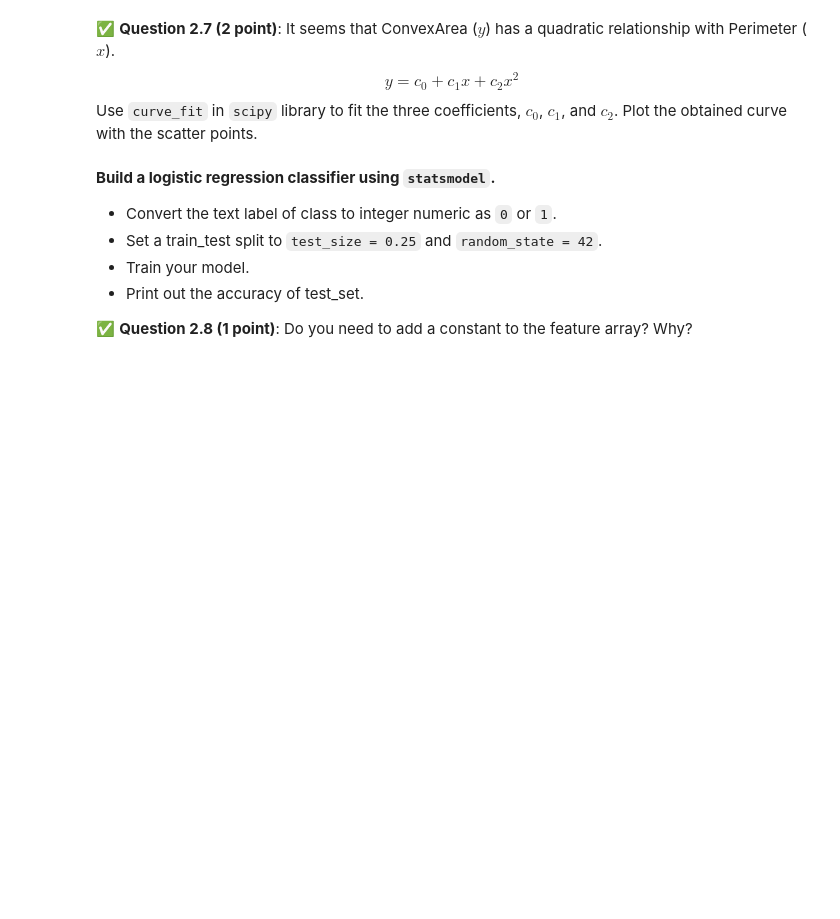
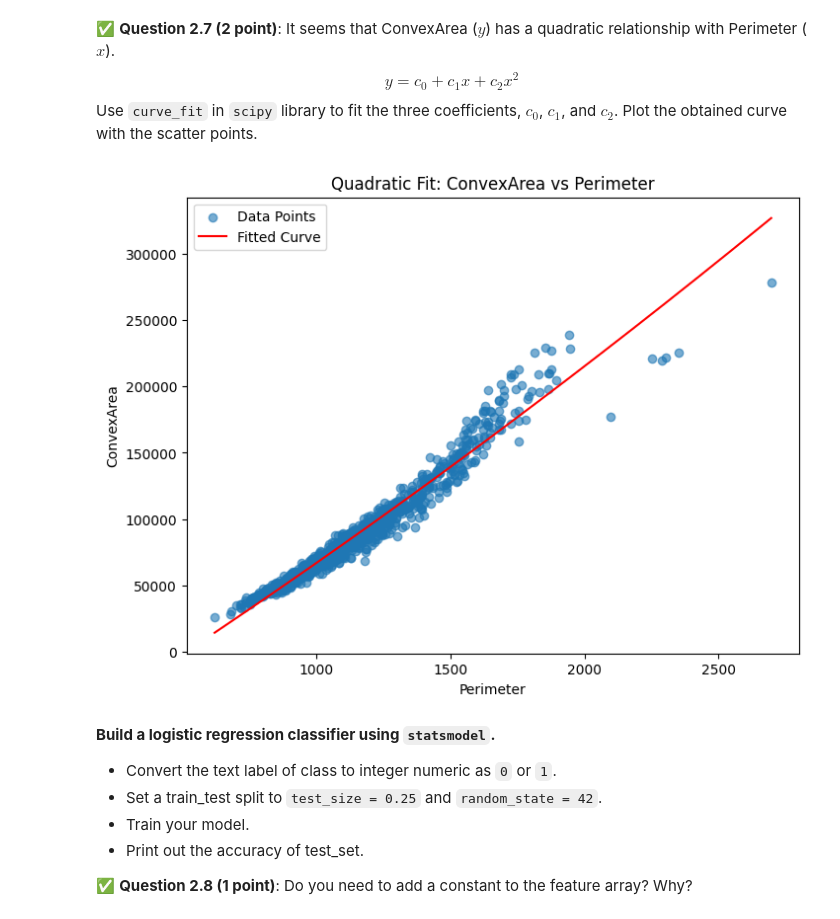
Before and after one commit to KlutzyFella/CMSE202-f25-turnin, a Jupyter notebook: final/CMSE202-Final-Section003-STUDENT.ipynb, the cells around one changed output. Saved outputs shown, nothing was run; the diff lists cells and outputs as text; code cells hidden in the pictures; blank space fills up the shorter version.

```diff
--- a/final/CMSE202-Final-Section003-STUDENT.ipynb
+++ b/final/CMSE202-Final-Section003-STUDENT.ipynb
@@ -87,7 +171,36 @@ It seems that ConvexArea ($y$) has a quadratic relationship with Perimeter ($x$)
 $$y=c_0 + c_1 x + c_2 x^2$$
 Use `curve_fit` in `scipy` library to fit the three coefficients, $c_0$, $c_1$, and $c_2$. Plot the obtained curve with the scatter points.
 # %%
+from scipy.optimize import curve_fit
+
 ### Put your code here
+
+# Define the quadratic function
+def quadratic(x, c0, c1, c2):
+    return c0 + c1 * x + c2 * x**2
+
+# Extract x (Perimeter) and y (ConvexArea)
+x = numeric_data['Perimeter']
+y = numeric_data['ConvexArea']
+
+# Fit the curve
+params, _ = curve_fit(quadratic, x, y)
+
+# Generate predicted values
+x_fit = np.linspace(x.min(), x.max(), 500)
+y_fit = quadratic(x_fit, *params)
+
+# Plot the scatter points and the fitted curve
+plt.figure(figsize=(8, 6))
+plt.scatter(x, y, alpha=0.6, label='Data Points')
+plt.plot(x_fit, y_fit, color='red', label='Fitted Curve')
+plt.xlabel('Perimeter')
+plt.ylabel('ConvexArea')
+plt.title('Quadratic Fit: ConvexArea vs Perimeter')
+plt.legend()
+plt.show()
+# %% [output]
+[figure, added]
 # %% [markdown]
 
 **Build a logistic regression classifier using `statsmodel`.**
```
Also changed, not shown: parts of 11 cells of this notebook, 1 other file.
